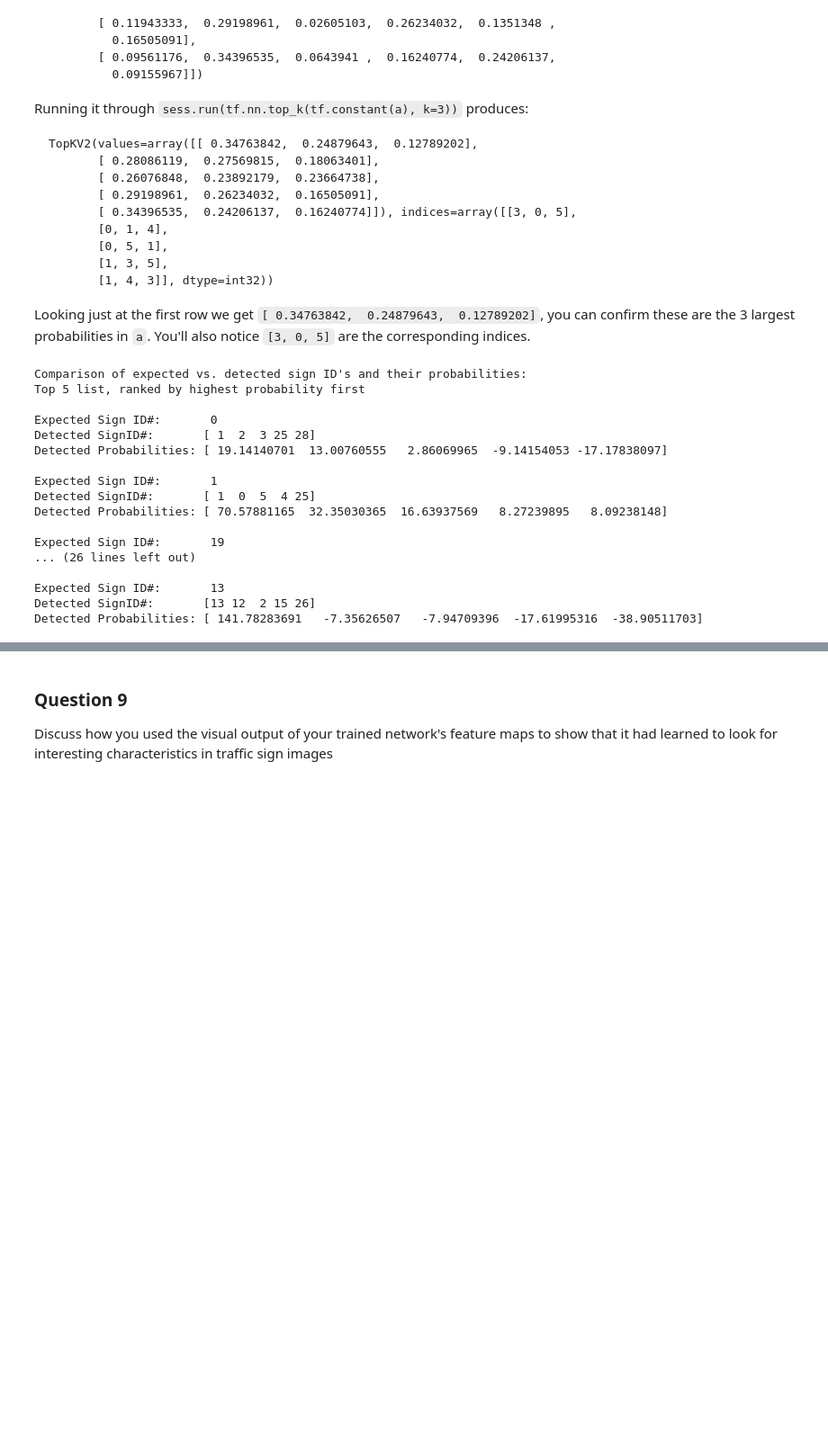
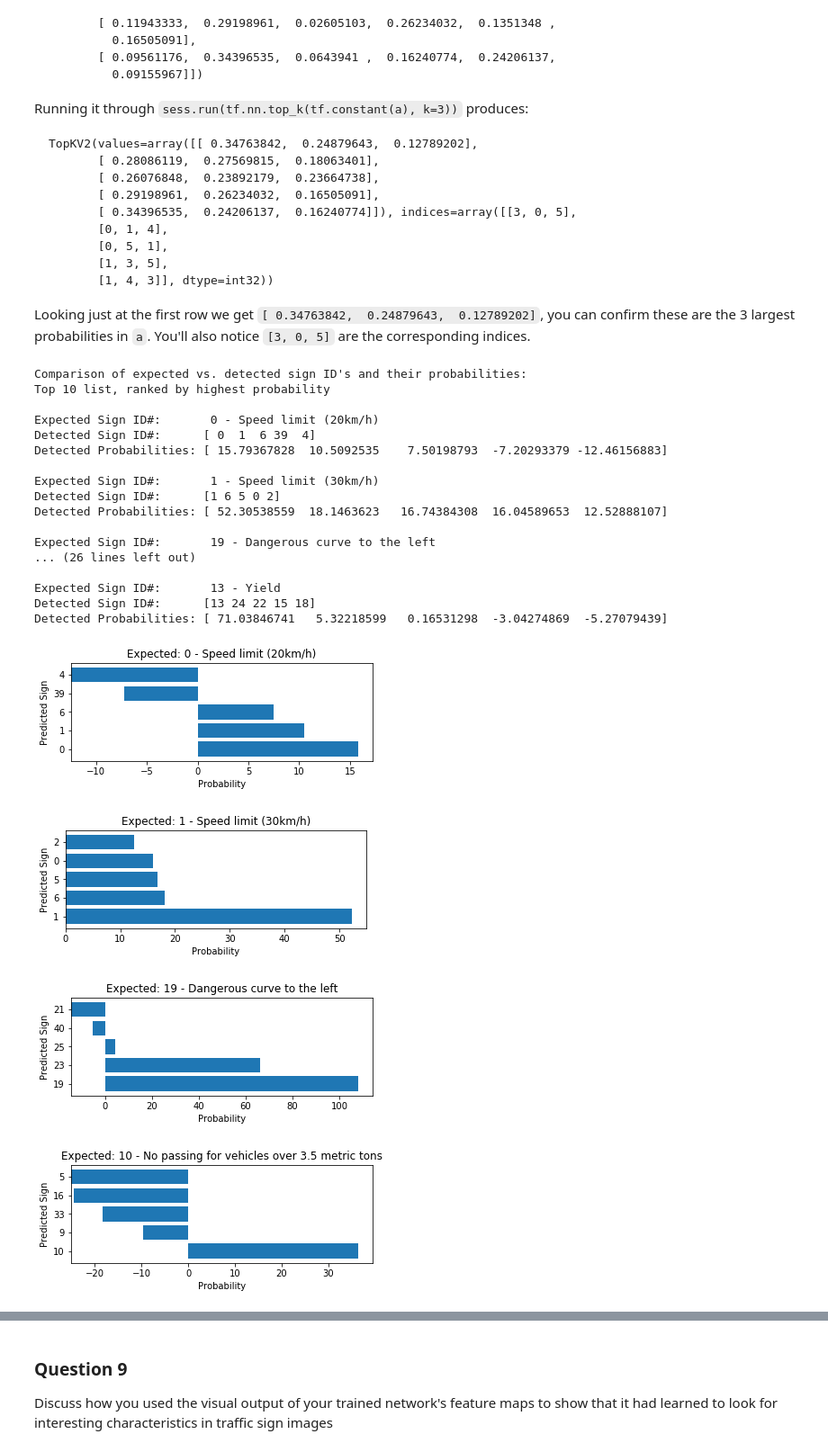
Before and after one commit to alistairskirk/UdacitySDCND-P2, a Jupyter notebook: Traffic_Sign_Classifier.ipynb, the cells around one changed output, grey strips where cells are left out. Shown: that part at 90% size. Drawn from its saved outputs; the diff is of its cells as text; code cells hidden in the pictures; blank space fills up the shorter version.

```diff
--- a/Traffic_Sign_Classifier.ipynb
+++ b/Traffic_Sign_Classifier.ipynb
@@ -371,7 +471,7 @@ Processing Exposure for 7842 Images:
 ### Feel free to use as many code cells as needed.
 import tensorflow as tf
 
-EPOCHS = 300
+EPOCHS = 200
 BATCH_SIZE = 128
 DropoutRate = 0.5
 
@@ -389,7 +489,7 @@ def LeNet(x):
 
     # SOLUTION: Activation.
     conv1 = tf.nn.relu(conv1)
-    tf.add_to_collection('conv1_output', conv1)
+    #tf.add_to_collection('conv1_output', conv1)
 
     # Dropout
     conv1 = tf.layers.dropout(conv1, rate=DropoutRate, noise_shape=None, seed=None, training=False, name='Layer1RELU')
@@ -508,7 +608,7 @@ with tf.Session() as sess:
         print("EPOCH {} ...".format(i+1))
         print("Validation Accuracy = {:.3f}".format(validation_accuracy))
         print()
-        if (validation_accuracy >= 0.996) & (abs(validation_accuracy-prev_acc)/validation_accuracy < 0.001) & (i>250):
+        if (validation_accuracy >= 0.993) & (abs(validation_accuracy-prev_acc)/validation_accuracy < 0.001) & (i>100):
             print("less than 0.1% difference, cancelling epochs")
             break
         else:
@@ -762,34 +862,55 @@ Looking just at the first row we get `[ 0.34763842,  0.24879643,  0.12789202]`,
 # %%
 ### Print out the top five softmax probabilities for the predictions on the German traffic sign images found on the web.
 ### Feel free to use as many code cells as needed.
 with tf.Session() as sess:
     saver.restore(sess, tf.train.latest_checkpoint('.'))
     probs = sess.run(logits, feed_dict={x:realxtest})
     problist = tf.nn.top_k(probs,k=5)[0].eval()
     signident = tf.nn.top_k(probs,k=5)[1].eval()
 
     print("Comparison of expected vs. detected sign ID's and their probabilities:")
-    print("Top 5 list, ranked by highest probability first\n")
+    print("Top 10 list, ranked by highest probability\n")
 
     for p,s,a in zip(problist,signident, answerkey):
-        print("Expected Sign ID#:       {}".format(a))
-        print("Detected SignID#:      ", s)
+        fig, ax = plt.subplots(figsize = (6,2))
+        #print(np.shape(listclasses))
+        #print(len(listclasses))
+        #for answers in listclasses:
+        #    if answers[0]==a:
+        a_named = ([i for i in listclasses if i[0] == a])
+
+        print("Expected Sign ID#:       {} - {}".format(a_named[0][0], a_named[0][1]))
+        print("Detected Sign ID#:     ", s)
         print("Detected Probabilities: {}\n".format(p))
+        y_pos = np.arange(len(s))
+        ax.barh(y_pos,p)
+        ax.set_yticks(y_pos)
+        #slabel = [i for i in listclasses if i[0] == a]]
+        ax.set_yticklabels(s)
+        ax.set_ylabel('Predicted Sign')
+        ax.set_xlabel('Probability')
+        ax.set_title("Expected: {} - {}".format(a_named[0][0], a_named[0][1]))
+
+    #fig.savefig('outputfigs/ProbChart.png')
 # %% [output]
 Comparison of expected vs. detected sign ID's and their probabilities:
-Top 5 list, ranked by highest probability first
+Top 10 list, ranked by highest probability
 
-Expected Sign ID#:       0
-Detected SignID#:       [ 1  2  3 25 28]
-Detected Probabilities: [ 19.14140701  13.00760555   2.86069965  -9.14154053 -17.17838097]
+Expected Sign ID#:       0 - Speed limit (20km/h)
+Detected Sign ID#:      [ 0  1  6 39  4]
+Detected Probabilities: [ 15.79367828  10.5092535    7.50198793  -7.20293379 -12.46156883]
 
-Expected Sign ID#:       1
-Detected SignID#:       [ 1  0  5  4 25]
-Detected Probabilities: [ 70.57881165  32.35030365  16.63937569   8.27239895   8.09238148]
+Expected Sign ID#:       1 - Speed limit (30km/h)
+Detected Sign ID#:      [1 6 5 0 2]
+Detected Probabilities: [ 52.30538559  18.1463623   16.74384308  16.04589653  12.52888107]
 
-Expected Sign ID#:       19
+Expected Sign ID#:       19 - Dangerous curve to the left
 ... (26 lines left out)
 
-Expected Sign ID#:       13
-Detected SignID#:       [13 12  2 15 26]
-Detected Probabilities: [ 141.78283691   -7.35626507   -7.94709396  -17.61995316  -38.90511703]
+Expected Sign ID#:       13 - Yield
+Detected Sign ID#:      [13 24 22 15 18]
+Detected Probabilities: [ 71.03846741   5.32218599   0.16531298  -3.04274869  -5.27079439]
+[figure, added]
+[figure, added]
+[figure, added]
+[figure, added]
```
Also changed, not shown: parts of 15 cells of this notebook, 5 other files.
